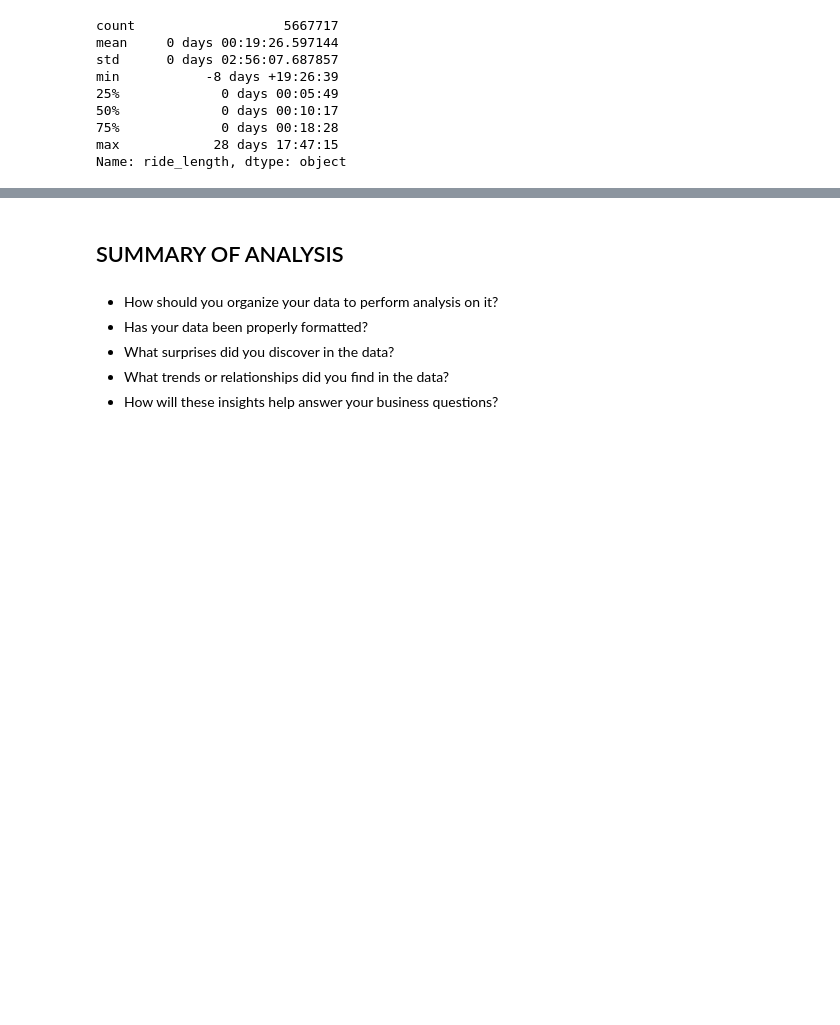
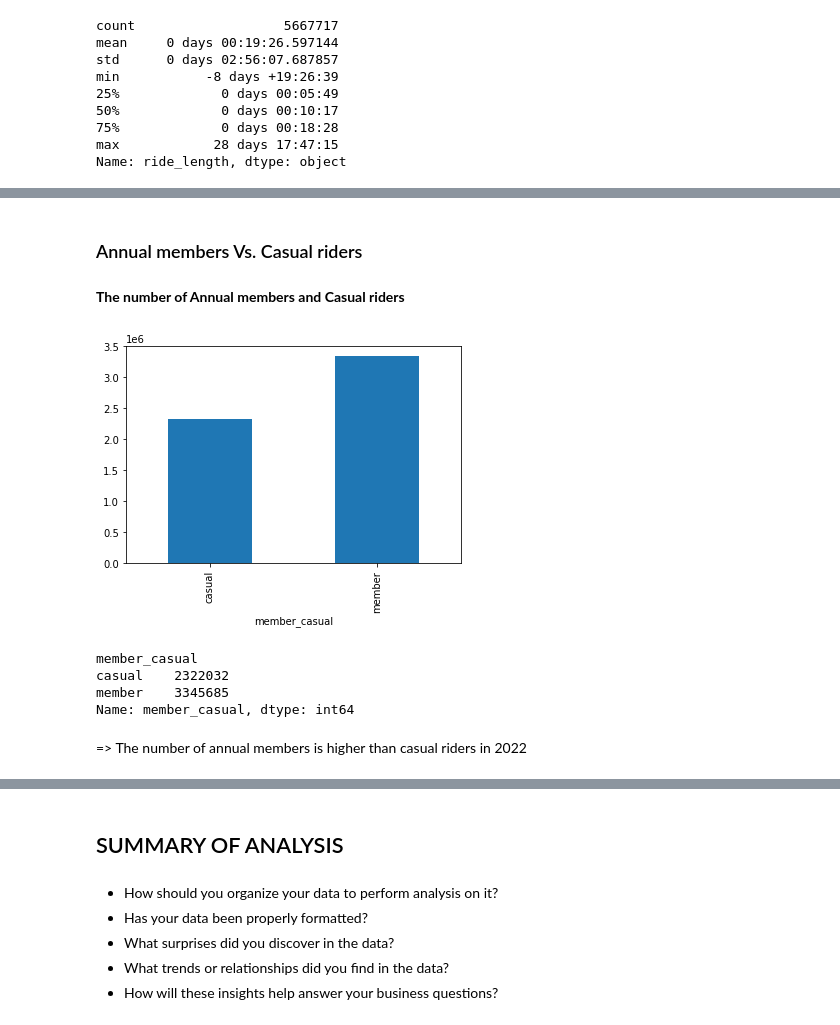
Before and after one commit to vynguyen293/Cyclistic-Bike-Share-Analysis, a Jupyter notebook: Cyclistic-Bike-Share-Analysis.ipynb, the cells around one changed output, grey strips where cells are left out. Saved outputs shown, nothing was run; the diff lists cells and outputs as text; code cells hidden in the pictures; blank space fills up the shorter version.

```diff
--- a/Cyclistic-Bike-Share-Analysis.ipynb
+++ b/Cyclistic-Bike-Share-Analysis.ipynb
@@ -95,2 +96,5 @@ df['started_at'] = df['started_at'].astype('datetime64[ns]')
 df['ride_length'] = df['ended_at'] - df['started_at']
+# %%
+# Create a column called 'ride_length_in_minutes'
+df['ride_length_in_minutes'] = df['ride_length'].dt.total_seconds().div(60).round(3)
 # %%
@@ -103 +107,7 @@ df['day_name_of_week']= df['started_at'].dt.day_name()
+# %%
+# Create a column called 'month'
+df['month'] = df['started_at'].dt.month_name()
+# %%
+# Create a column called 'hour'
+df['hour'] = df['started_at'].dt.hour
 # %%
@@ -145,2 +164,0 @@ Timedelta('35 days 22:20:36')
-# %%
-df['ride_length'] = df['ride_length'].astype('int64')
@@ -280,0 +165,18 @@ df_pivot_2
+# %% [markdown]
+### Annual members Vs. Casual riders
+# %% [markdown]
+**The number of Annual members and Casual riders**
+# %%
+df_1 = df.groupby(['member_casual']).member_casual.count()
+df_1.plot.bar();
+# %% [output]
+[figure, added]
+# %%
+df_1
+# %% [output]
+member_casual
+casual    2322032
+member    3345685
+Name: member_casual, dtype: int64
+# %% [markdown]
+=> The number of annual members is higher than casual riders in 2022
```
Also changed, not shown: parts of 45 cells of this notebook.
